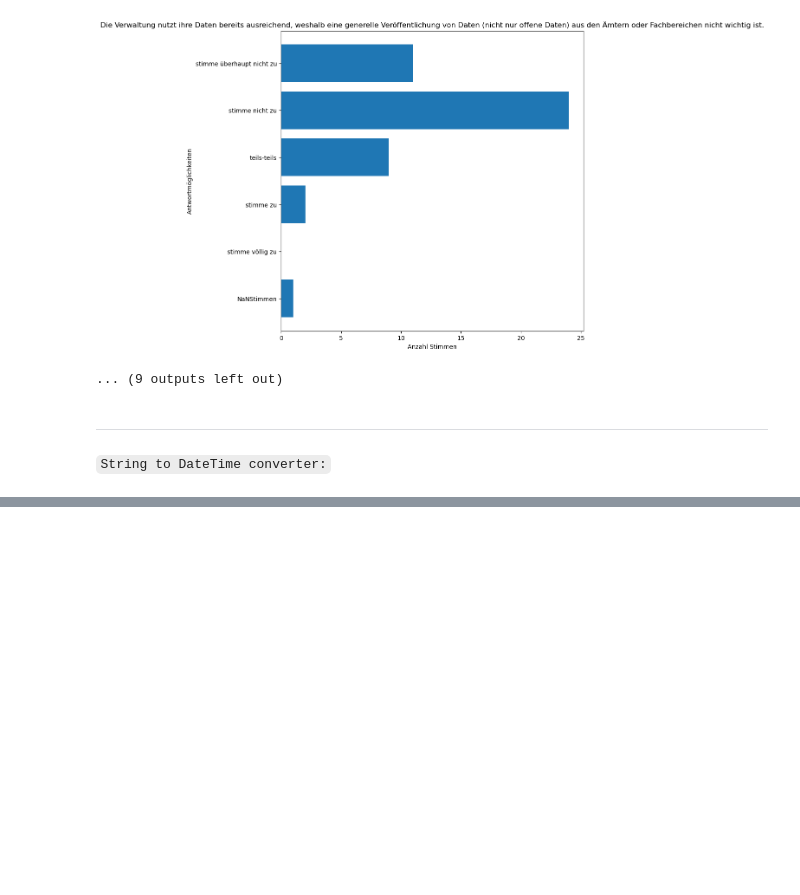
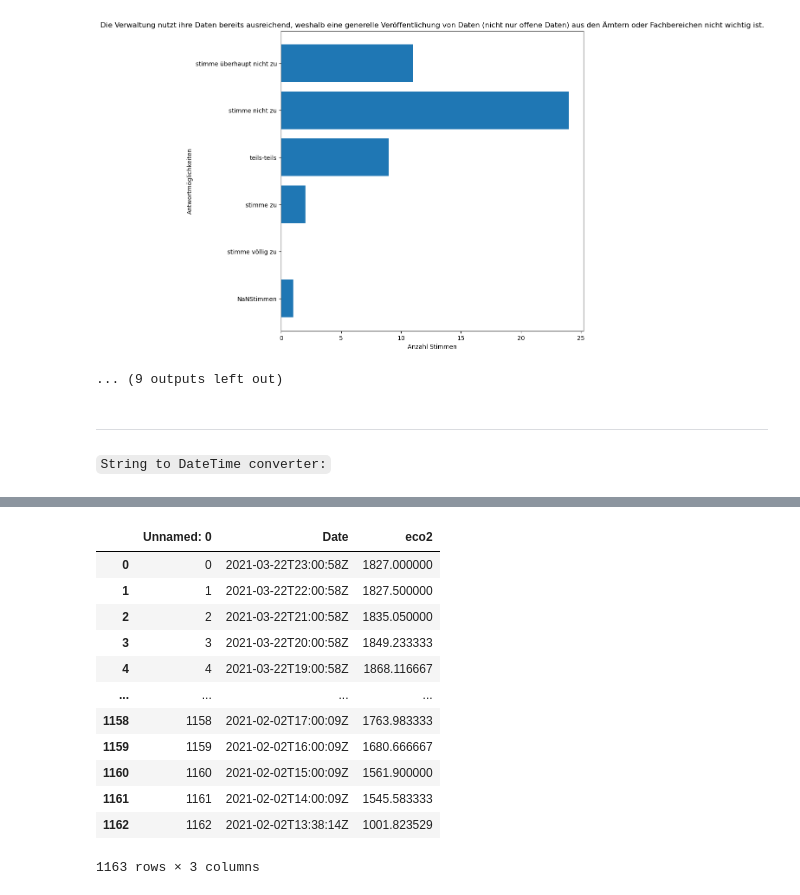
Before and after one commit to Open-Data-Hackathon-Konstanz/Klimanotstand, a Jupyter notebook: python_klimanotstand/main.ipynb, the cells around one changed output, grey strips where cells are left out. Saved outputs shown, nothing was run; the diff lists cells and outputs as text; code cells hidden in the pictures; blank space fills up the shorter version.

```diff
--- a/python_klimanotstand/main.ipynb
+++ b/python_klimanotstand/main.ipynb
@@ -309,0 +529,16 @@ TypeError: list indices must be integers or slices, not str
+# %%
+dfCo2Wollmatingen=pd.read_csv('../data/Co2Wollmatingen.csv',sep=";")
+
+means=dfCo2Wollmatingen.groupby(['Date'])['eco2'].agg(lambda x: x.unique().mean())
+
+
+fig1 = px.line(means)
+fig1.update_traces(mode="lines+markers")
+fig1.update_layout(
+    autosize=False,
+    width=2000,
+    height=800,)
+fig1.show()
+
+dfCo2Wollmatingen
+# %% [output]
@@ -309,0 +546,13 @@ TypeError: list indices must be integers or slices, not str
+|  | Unnamed: 0 | Date | eco2 |
+| 0 | 0 | 2021-03-22T23:00:58Z | 1827.000000 |
+| 1 | 1 | 2021-03-22T22:00:58Z | 1827.500000 |
+| 2 | 2 | 2021-03-22T21:00:58Z | 1835.050000 |
+| 3 | 3 | 2021-03-22T20:00:58Z | 1849.233333 |
+| 4 | 4 | 2021-03-22T19:00:58Z | 1868.116667 |
+| ... | ... | ... | ... |
+| 1158 | 1158 | 2021-02-02T17:00:09Z | 1763.983333 |
+| 1159 | 1159 | 2021-02-02T16:00:09Z | 1680.666667 |
+| 1160 | 1160 | 2021-02-02T15:00:09Z | 1561.900000 |
+| 1161 | 1161 | 2021-02-02T14:00:09Z | 1545.583333 |
+| 1162 | 1162 | 2021-02-02T13:38:14Z | 1001.823529 |
+1163 rows × 3 columns
```
Also changed, not shown: parts of 12 cells of this notebook, 12 other files.
